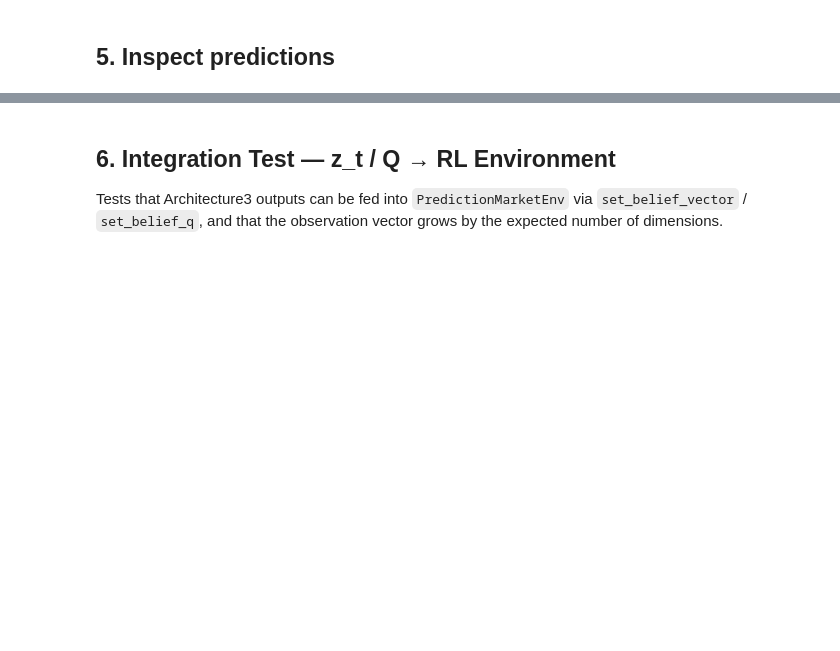
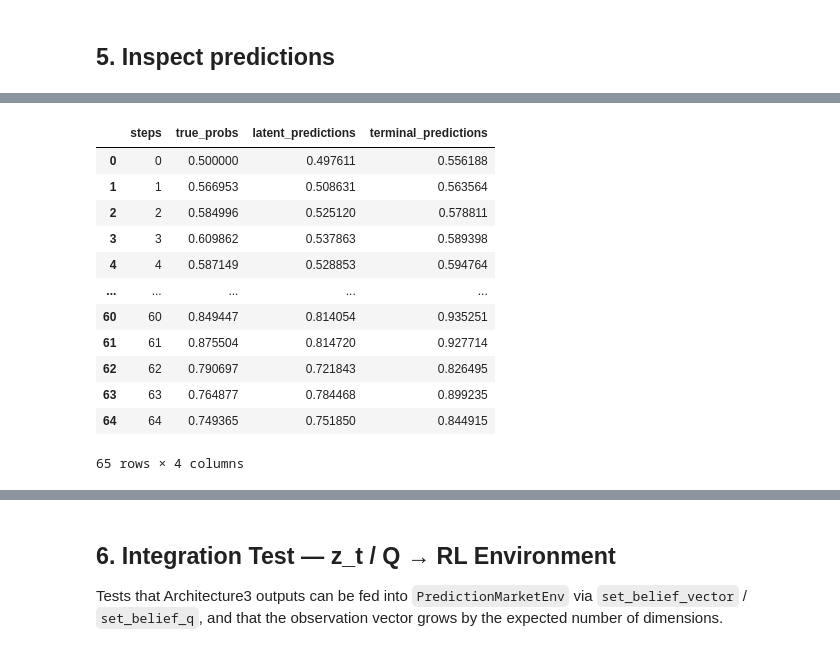
Before and after one commit to tomiadewusi/deep-belief-betting, a Jupyter notebook: notebooks/model_notebook.ipynb, the cells around one changed output, grey strips where cells are left out. Cells and saved outputs as stored; diff of their text form; code cells hidden in the pictures; blank space fills up the shorter version.

```diff
--- a/notebooks/model_notebook.ipynb
+++ b/notebooks/model_notebook.ipynb
@@ -154,9 +178,25 @@ print(f"MAE: {np.mean(np.abs(np.array(predictions) - targets_ex.numpy())):.4f}")
 # %%
 time_steps= [i for i in range(L)]
 
-test_run_df= pd.DataFrame({"steps": time_steps, "true_probs": targets_ex.tolist(), "predictions": predictions })
+test_run_df= pd.DataFrame({"steps": time_steps, "true_probs": targets_ex.tolist(), "latent_predictions": latent_predictions })
+if cfg.enable_true_prob_head:
+    test_run_df["terminal_predictions"] = terminal_predictions
 
 test_run_df
+# %% [output]
+|  | steps | true_probs | latent_predictions | terminal_predictions |
+| 0 | 0 | 0.500000 | 0.497611 | 0.556188 |
+| 1 | 1 | 0.566953 | 0.508631 | 0.563564 |
+| 2 | 2 | 0.584996 | 0.525120 | 0.578811 |
+| 3 | 3 | 0.609862 | 0.537863 | 0.589398 |
+| 4 | 4 | 0.587149 | 0.528853 | 0.594764 |
+| ... | ... | ... | ... | ... |
+| 60 | 60 | 0.849447 | 0.814054 | 0.935251 |
+| 61 | 61 | 0.875504 | 0.814720 | 0.927714 |
+| 62 | 62 | 0.790697 | 0.721843 | 0.826495 |
+| 63 | 63 | 0.764877 | 0.784468 | 0.899235 |
+| 64 | 64 | 0.749365 | 0.751850 | 0.844915 |
+65 rows × 4 columns
 # %%
 plt.figure(figsize=(10, 6))
 plt.plot(test_run_df["steps"],test_run_df["true_probs"], label= "true_probs")
```
Also changed, not shown: parts of 6 cells of this notebook, 4 other files.
